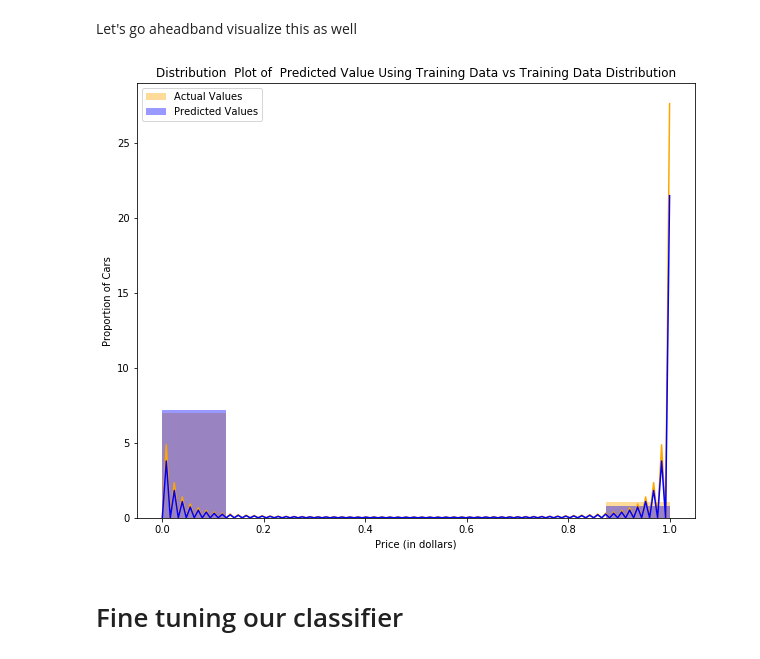
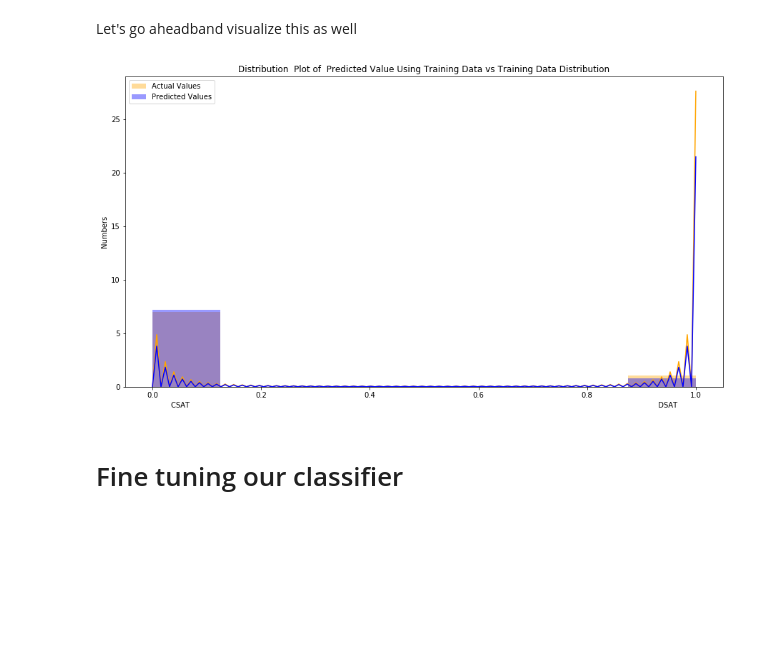
Before and after one commit to Suhask98/DSAT-Prediction, a Jupyter notebook: DSAT_code.ipynb, the cells around one changed output. Saved outputs shown, nothing was run; the diff lists cells and outputs as text; code cells hidden in the pictures; blank space fills up the shorter version.

```diff
--- a/DSAT_code.ipynb
+++ b/DSAT_code.ipynb
@@ -620,7 +618,8 @@ print(y_test.sum()-y_val.sum())
 Let's visualize this model
 # %%
 def DistributionPlot(OrangeFunction, BlueFunction, OrangeName, BlueName, Title):
-    width = 10
+    """This function depicts the the csat's and the dsat's comparison with respect to our training and validation sets"""
+    width = 15
     height = 8
     plt.figure(figsize=(width, height))
 
@@ -628,8 +627,8 @@ def DistributionPlot(OrangeFunction, BlueFunction, OrangeName, BlueName, Title):
     ax2 = sns.distplot(BlueFunction, hist=True, color="b", label=BlueName, ax=ax1)
 
     plt.title(Title)
-    plt.xlabel('Price (in dollars)')
-    plt.ylabel('Proportion of Cars')
+    plt.ylabel('Numbers')
+    plt.xlabel('CSAT                                                                                                                                                                                                                  DSAT')
     plt.legend(loc='upper left')
 
     plt.show()
@@ -670,7 +669,8 @@ print(y_test.sum()-y_val.sum())
 Visualising this model as well
 # %%
 def DistributionPlot(OrangeFunction, BlueFunction, OrangeName, BlueName, Title):
-    width = 10
+    """This function depicts the the csat's and the dsat's comparison with respect to our training and validation sets"""
+    width = 15
     height = 8
     plt.figure(figsize=(width, height))
 
@@ -678,8 +678,8 @@ def DistributionPlot(OrangeFunction, BlueFunction, OrangeName, BlueName, Title):
     ax2 = sns.distplot(BlueFunction, hist=True, color="b", label=BlueName, ax=ax1)
 
     plt.title(Title)
-    plt.xlabel('Price (in dollars)')
-    plt.ylabel('Proportion of Cars')
+    plt.ylabel('Numbers')
+    plt.xlabel('CSAT                                                                                                                                                                                                                  DSAT')
     plt.legend(loc='upper left')
 
     plt.show()
@@ -718,25 +718,26 @@ err
 Let's go aheadband visualize this as well
 # %%
 def DistributionPlot(OrangeFunction, BlueFunction, OrangeName, BlueName, Title):
-    width = 10
+    """This function depicts the the csat's and the dsat's comparison with respect to our training and validation sets"""
+    width = 15
     height = 8
     plt.figure(figsize=(width, height))
 
     ax1 = sns.distplot(OrangeFunction, hist=True, color="orange", label=OrangeName)
     ax2 = sns.distplot(BlueFunction, hist=True, color="b", label=BlueName, ax=ax1)
 
     plt.title(Title)
-    plt.xlabel('Price (in dollars)')
-    plt.ylabel('Proportion of Cars')
+    plt.ylabel('Numbers')
+    plt.xlabel('CSAT                                                                                                                                                                                                                  DSAT')
     plt.legend(loc='upper left')
 
     plt.show()
     plt.close()
 
 Title = 'Distribution  Plot of  Predicted Value Using Training Data vs Training Data Distribution'
 DistributionPlot(y_test, y_val, "Actual Values", "Predicted Values", Title)
 # %% [output]
-[figure, old version]
+[figure, new version]
 # %% [markdown]
 # Fine tuning our classifier
 # %%
```
Also changed, not shown: parts of 9 cells of this notebook.
